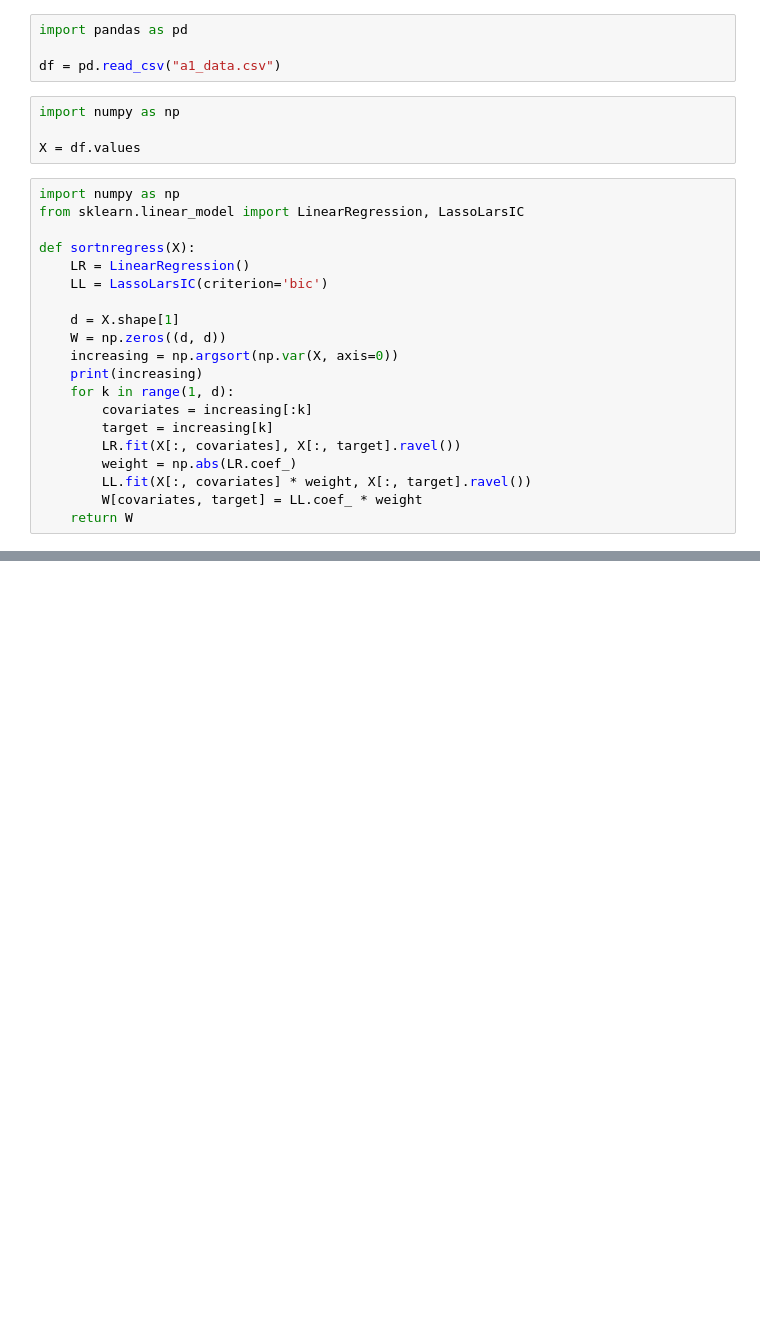
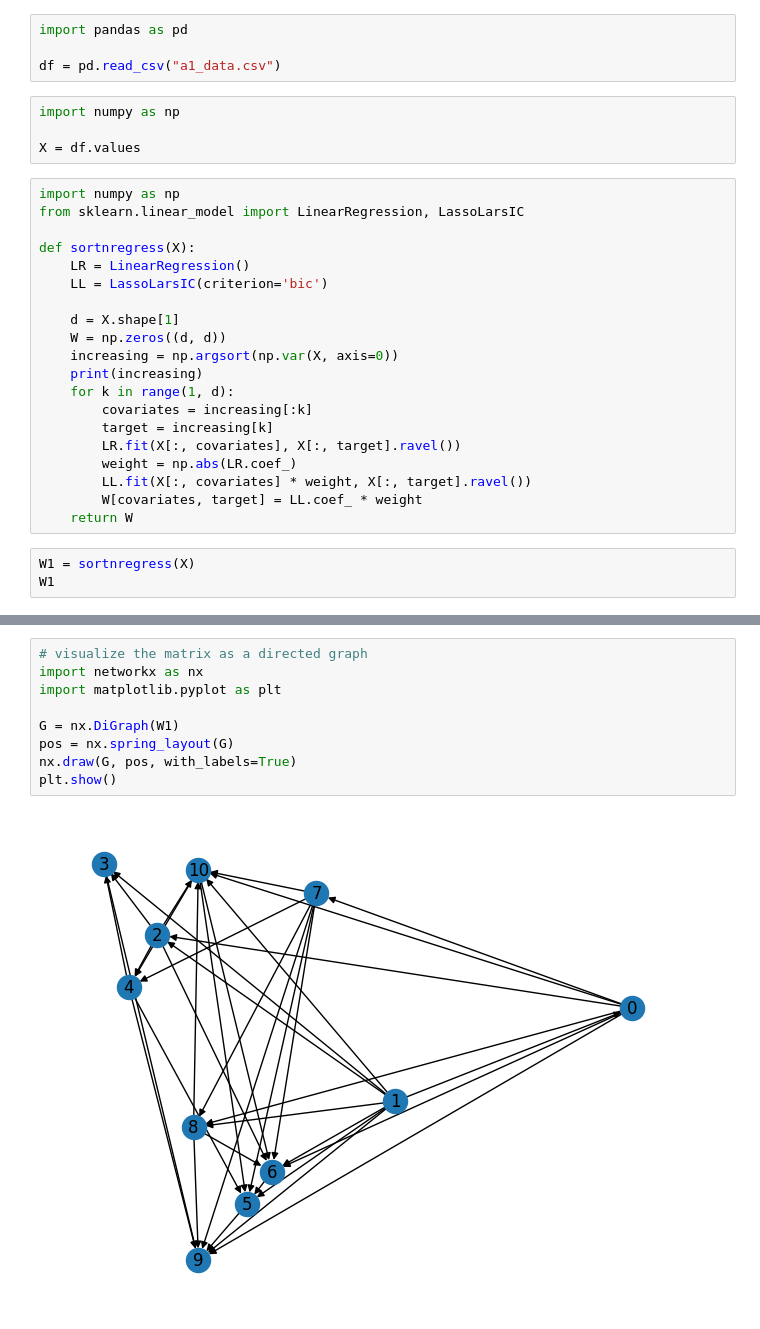
Before and after one commit to Zianor/computational-statistics-1, a Jupyter notebook: assignment01.ipynb, the cells around one changed output, grey strips where cells are left out. Drawn from its saved outputs; the diff is of its cells as text; blank space fills up the shorter version.

```diff
--- a/assignment01.ipynb
+++ b/assignment01.ipynb
@@ -26,3 +26,6 @@ def sortnregress(X):
         LL.fit(X[:, covariates] * weight, X[:, target].ravel())
         W[covariates, target] = LL.coef_ * weight
     return W
+# %%
+W1 = sortnregress(X)
+W1
@@ -28,0 +51,11 @@ def sortnregress(X):
+# %%
+# visualize the matrix as a directed graph
+import networkx as nx
+import matplotlib.pyplot as plt
+
+G = nx.DiGraph(W1)
+pos = nx.spring_layout(G)
+nx.draw(G, pos, with_labels=True)
+plt.show()
+# %% [output]
+[figure, added]
```
Also changed, not shown: parts of 5 cells of this notebook, 2 other files.
